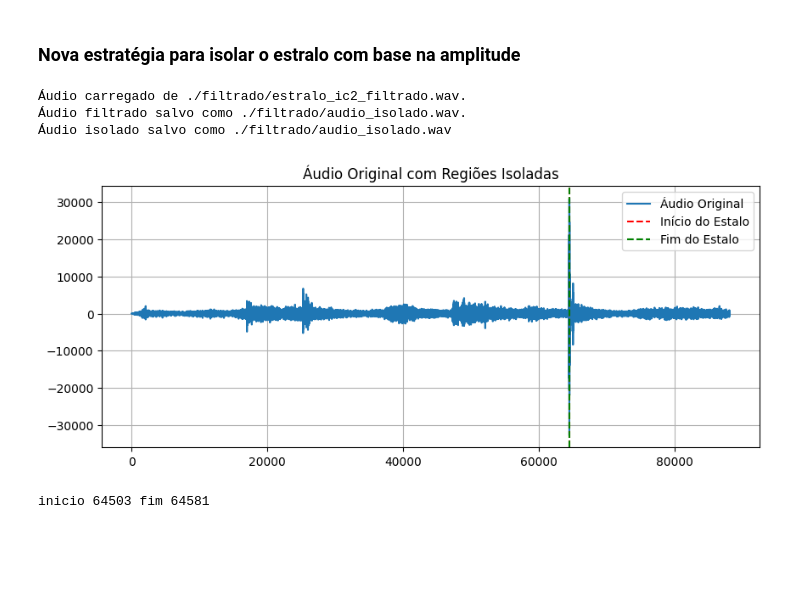
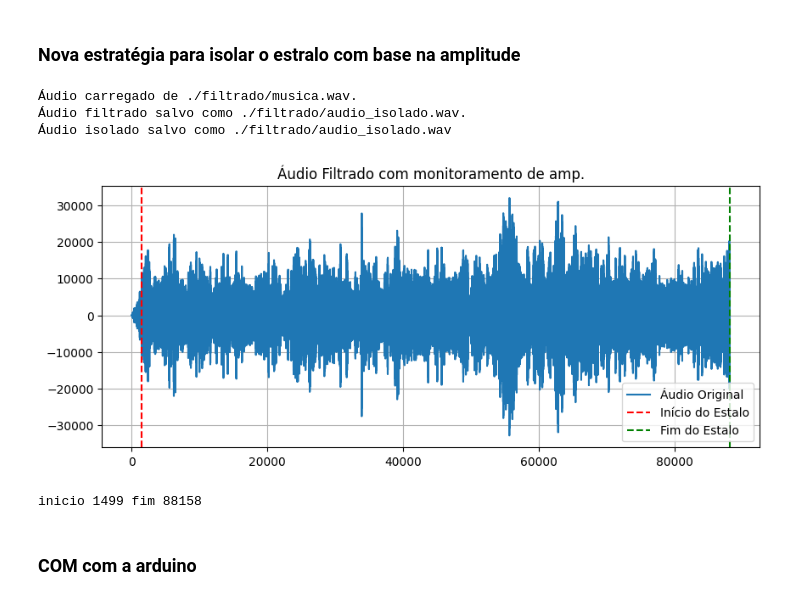
Before and after one commit to ReinaldoAssis/PDS, a Jupyter notebook: main.ipynb, the cells around one changed output. Saved outputs shown, nothing was run; the diff lists cells and outputs as text; code cells hidden in the pictures; blank space fills up the shorter version.

```diff
--- a/main.ipynb
+++ b/main.ipynb
@@ -140,8 +140,8 @@ def plot_filter_response(lowcut, highcut, sample_rate, order=5):
 # Função principal para filtrar o áudio
 def process_audio_with_bandpass(audio_data, sample_rate):
     # Defina as frequências de corte com base na FFT do estalo
-    lowcut = 1700.0  # Frequência de corte inferior (exemplo)
-    highcut = 6000.0  # Frequência de corte superior (exemplo)
+    lowcut = 3000.0  # Frequência de corte inferior (exemplo)
+    highcut = 4000.0  # Frequência de corte superior (exemplo)
 
     # Exibir a resposta do filtro
     plot_filter_response(lowcut, highcut, sample_rate)
@@ -156,7 +156,7 @@ def process_audio_with_bandpass(audio_data, sample_rate):
     apply_fft(filtered_audio.reshape(-1, 1), sample_rate)
 
 # Exemplo de uso
-FILENAME = "estralo_ic2.wav"
+FILENAME = "ic_4_longe.wav"
 sample_rate, audio_data = load_audio(FILENAME)
 
 # Se o áudio for estéreo, converte para mono
@@ -325,38 +253,40 @@ def process_audio_by_amplitude(filename, output_filename, threshold):
 
     # Isolar o áudio entre os picos detectados
     start_index, end_index = peak_indices
     isolated_audio = isolate_audio_peaks(audio_data, start_index, end_index)
 
     # Salvar o áudio isolado
     save_filtered_audio(isolated_audio, sample_rate, output_filename)
 
     print(f"Áudio isolado salvo como {output_filename}")
 
     # Plotar o áudio original e o isolado
     plt.figure(figsize=(10, 4))
     plt.plot(audio_data, label="Áudio Original")
     plt.axvline(start_index, color='r', linestyle='--', label='Início do Estalo')
     plt.axvline(end_index, color='g', linestyle='--', label='Fim do Estalo')
-    plt.title("Áudio Filtrado com monitoramente do amp.")
+    plt.title("Áudio Filtrado com monitoramento de amp.")
     plt.legend()
     plt.grid()
     plt.show()
 
     print(f"inicio {start_index} fim {end_index}")
 
 # Exemplo de uso
-FILENAME = "./filtrado/estralo_ic2_filtrado.wav"         # Áudio filtrado
+FILENAME = "./filtrado/musica.wav"         # Áudio filtrado
 OUTPUT_FILENAME = "./filtrado/audio_isolado.wav"   # Nome do áudio isolado
 THRESHOLD = 10000                         # Limiar de amplitude para detectar picos (ajuste conforme necessário)
 
 # Processar o áudio com base nos picos de amplitude
 process_audio_by_amplitude(FILENAME, OUTPUT_FILENAME, THRESHOLD)
 # %% [output]
-Áudio carregado de ./filtrado/estralo_ic2_filtrado.wav.
+Áudio carregado de ./filtrado/musica.wav.
 Áudio filtrado salvo como ./filtrado/audio_isolado.wav.
 Áudio isolado salvo como ./filtrado/audio_isolado.wav
-[figure, old version]
+[figure, new version]
-inicio 64503 fim 64581
+inicio 1499 fim 88158
+# %% [markdown]
+### COM com a arduino
 # %%
 import serial
 import serial.tools.list_ports
```
Also changed, not shown: parts of 6 cells of this notebook, 12 other files.
